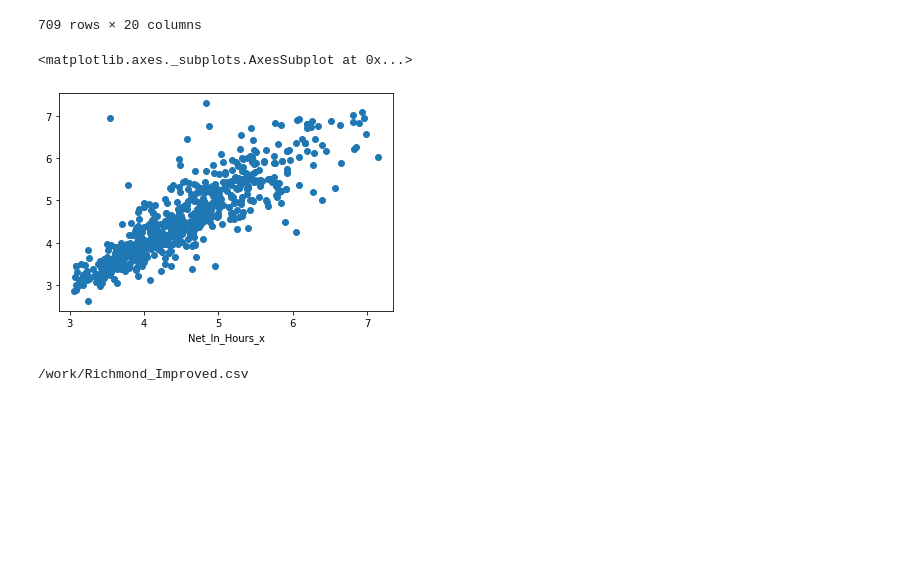
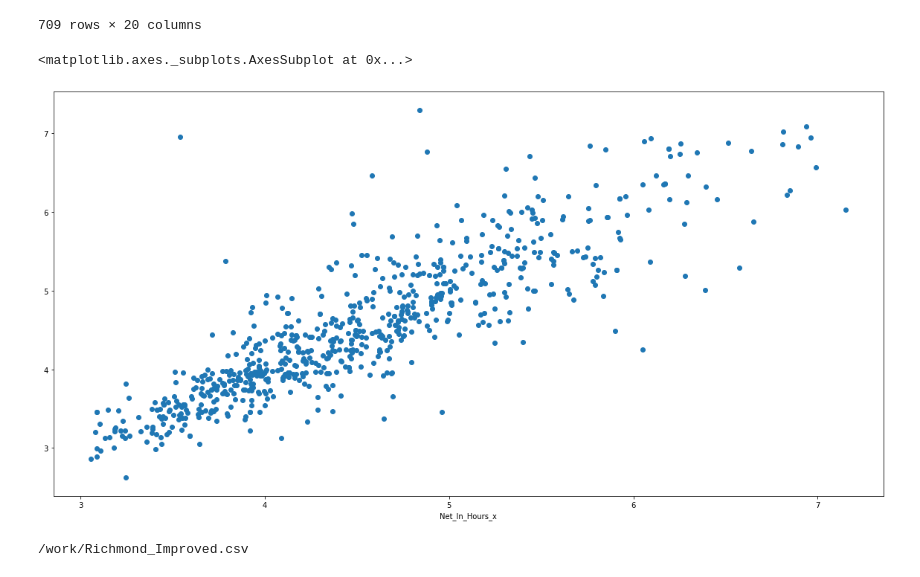
Before and after one commit to hackyourrun/Richmond, a Jupyter notebook: Richmond Marathon 2018-2019 most improved.ipynb, the cells around one changed output. Saved outputs shown, nothing was run; the diff lists cells and outputs as text; code cells hidden in the pictures; blank space fills up the shorter version.

```diff
--- a/Richmond Marathon 2018-2019 most improved.ipynb
+++ b/Richmond Marathon 2018-2019 most improved.ipynb
@@ -54,10 +54,10 @@ display(most_improved)
 | 196 | 1499 | DYLAN GIBBS | M | 19 | RICHMOND, VA | 03:32:25 | 03:33:03 | 8:06 /mi | 2018 | ... |
 709 rows × 20 columns
 # %%
-most_improved.plot(x='Net_In_Hours_x', y='Net_In_Hours_y', style='o', legend=None) # plots 2018 time on x axis and 2019 on y axis
+most_improved.plot(x='Net_In_Hours_x', y='Net_In_Hours_y', style='o', legend=None, figsize=(20,10)) # plots 2018 time on x axis and 2019 on y axis
 # %% [output]
 <matplotlib.axes._subplots.AxesSubplot at 0x...>
-[figure, old version]
+[figure, new version]
 # %%
 most_improved.to_csv('Richmond_Improved.csv')  # outputs .csv version
 # %%
```
